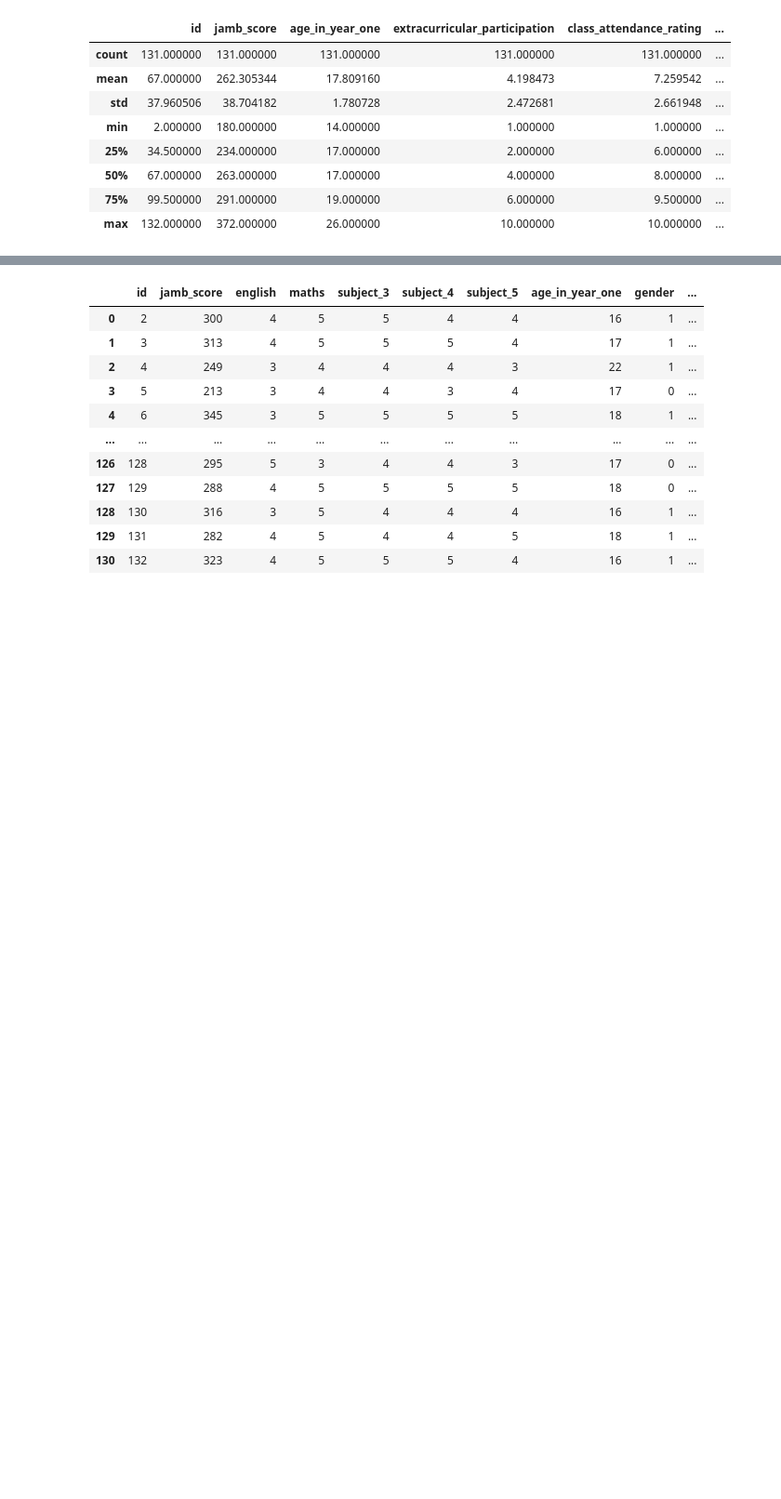
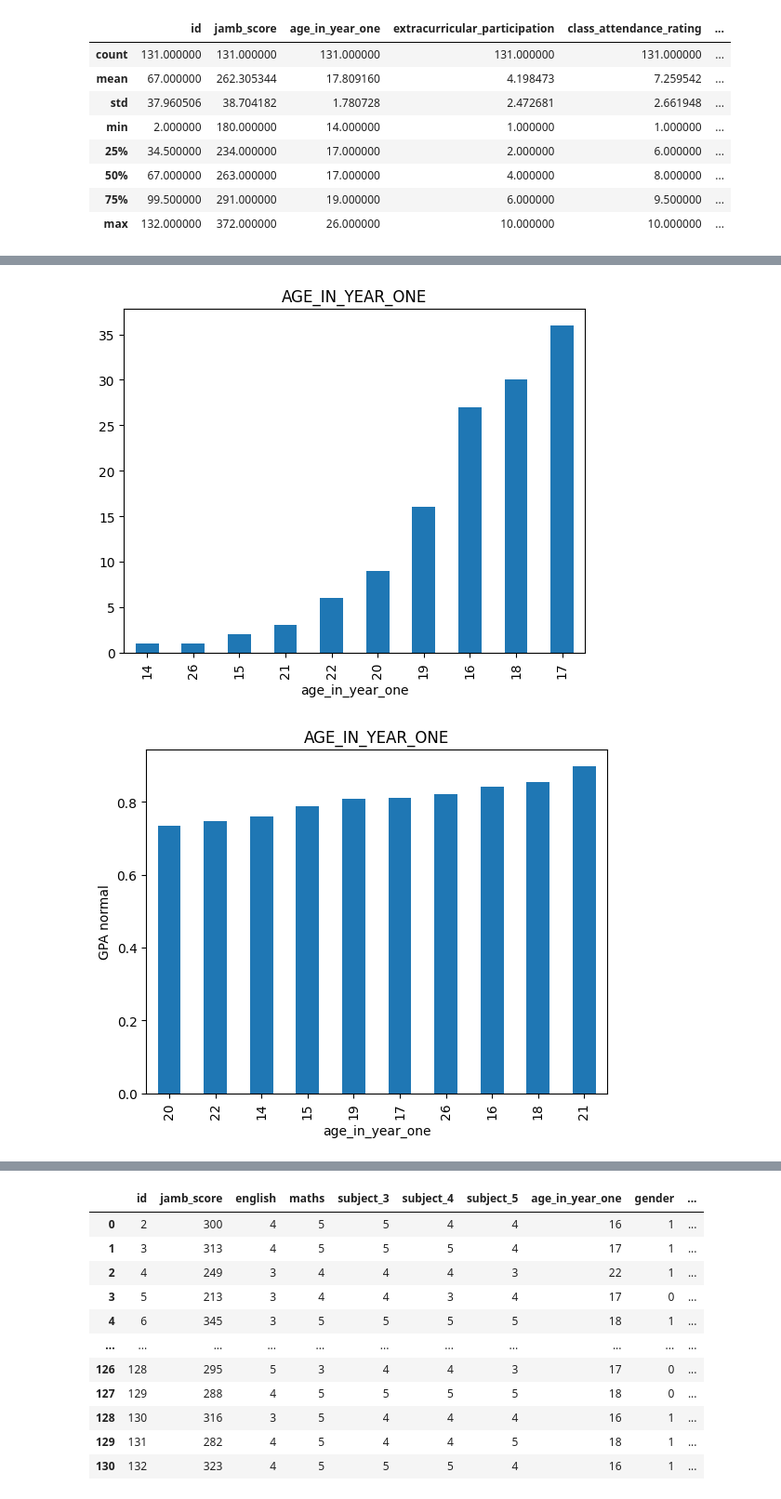
Before and after one commit to mlsanigeria/AI-Hacktober-MLSA, a Jupyter notebook: Project_3/GPA_Prediction_awojidetola/GPA_Prediction.ipynb, the cells around one changed output, grey strips where cells are left out. Shown at 93% size. Cells and saved outputs as stored; diff of their text form; code cells hidden in the pictures; blank space fills up the shorter version.

```diff
--- a/Project_3/GPA_Prediction_awojidetola/GPA_Prediction.ipynb
+++ b/Project_3/GPA_Prediction_awojidetola/GPA_Prediction.ipynb
@@ -224,0 +211,6 @@ bivariate_analysis('What was your monthly allowance in Year One?')
+# %%
+univariate_analysis('age_in_year_one')
+bivariate_analysis('age_in_year_one')
+# %% [output]
+[figure, added]
+[figure, added]
```
Also changed, not shown: parts of 24 cells of this notebook.
